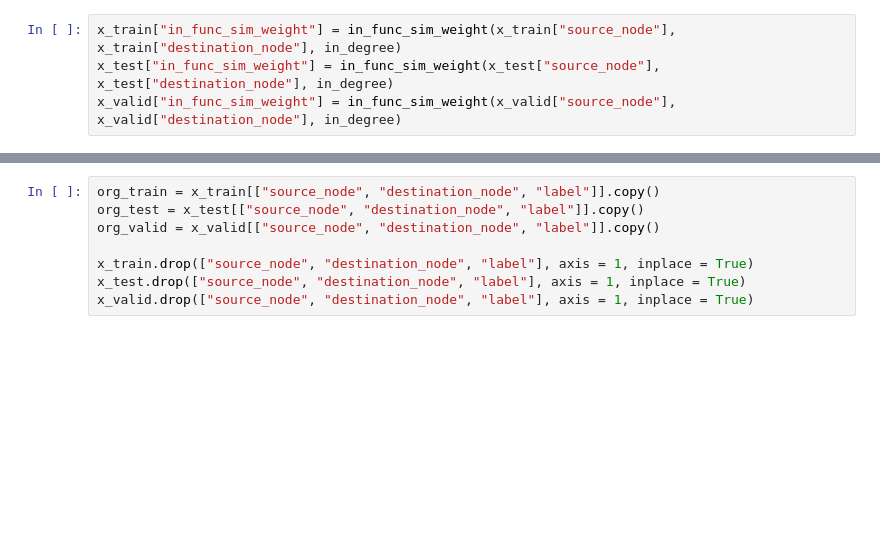
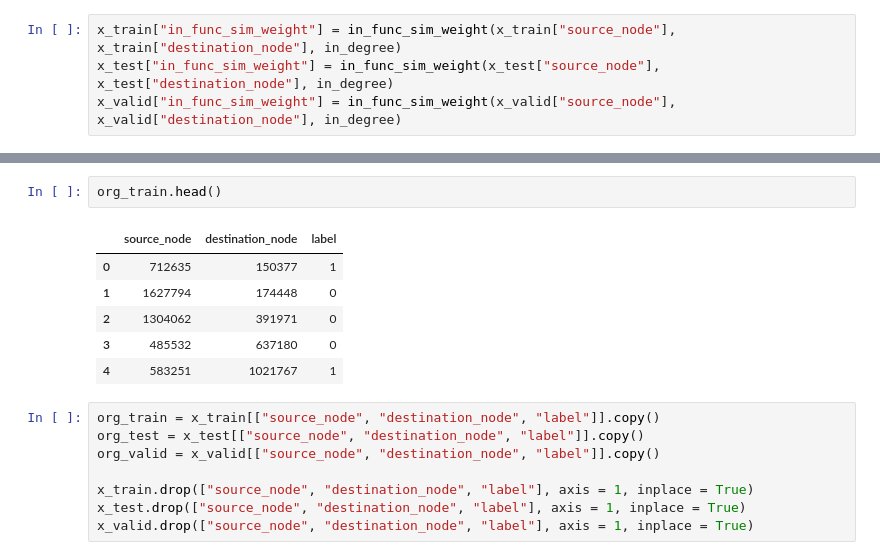
Before and after one commit to AhmadTaha96/Facebook-Friendship-Prediction, a Jupyter notebook: Similarity Features Creation.ipynb, the cells around one changed output, grey strips where cells are left out. Saved outputs shown, nothing was run; the diff lists cells and outputs as text; blank space fills up the shorter version.

```diff
--- a/Similarity Features Creation.ipynb
+++ b/Similarity Features Creation.ipynb
@@ -231,3 +246,12 @@ x_valid["in_func_sim_weight"] = in_func_sim_weight(x_valid["source_node"], x_val
+# %%
+org_train.head()
+# %% [output]
+|  | source_node | destination_node | label |
+| 0 | 712635 | 150377 | 1 |
+| 1 | 1627794 | 174448 | 0 |
+| 2 | 1304062 | 391971 | 0 |
+| 3 | 485532 | 637180 | 0 |
+| 4 | 583251 | 1021767 | 1 |
 # %%
 org_train = x_train[["source_node", "destination_node", "label"]].copy()
 org_test = x_test[["source_node", "destination_node", "label"]].copy()
```
Also changed, not shown: parts of 1 cell of this notebook.
